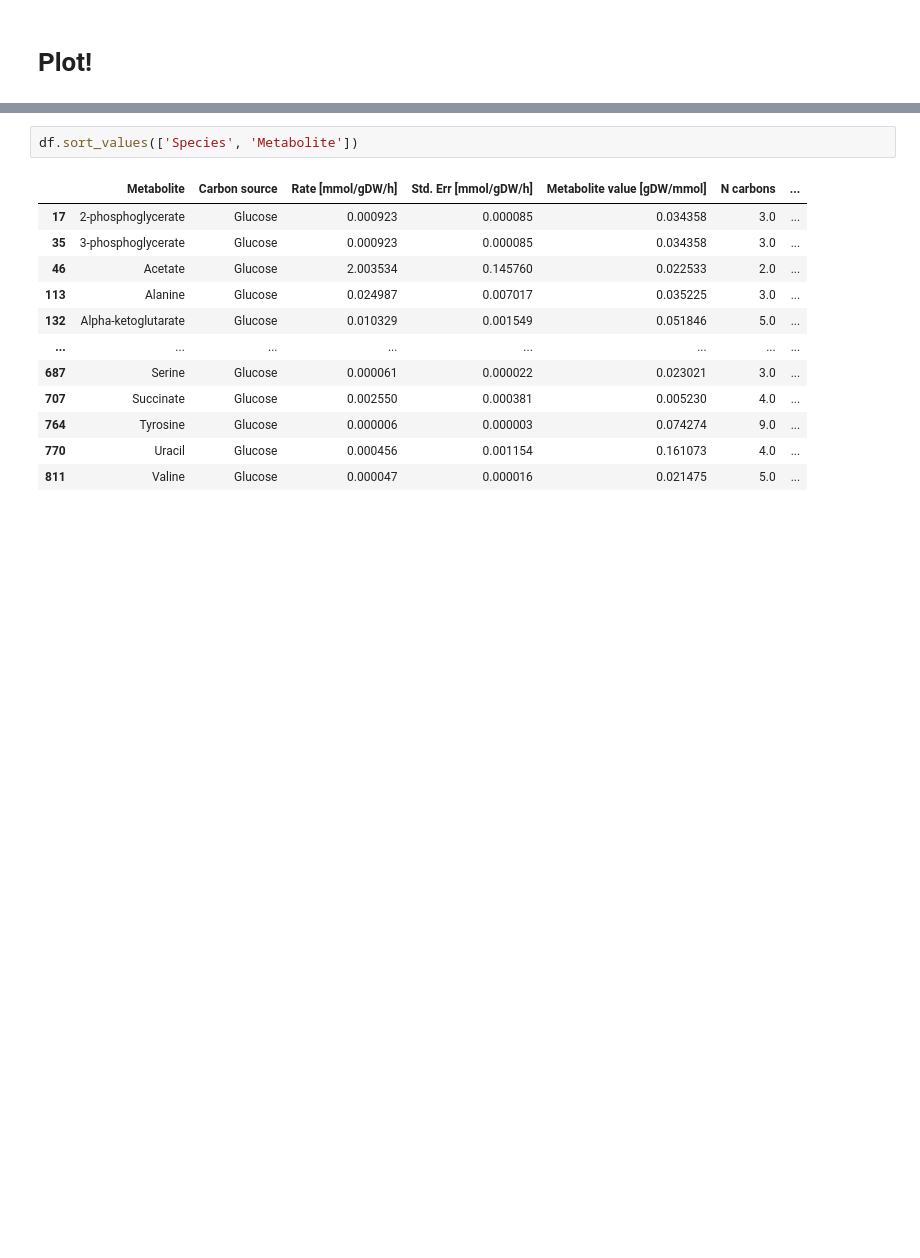
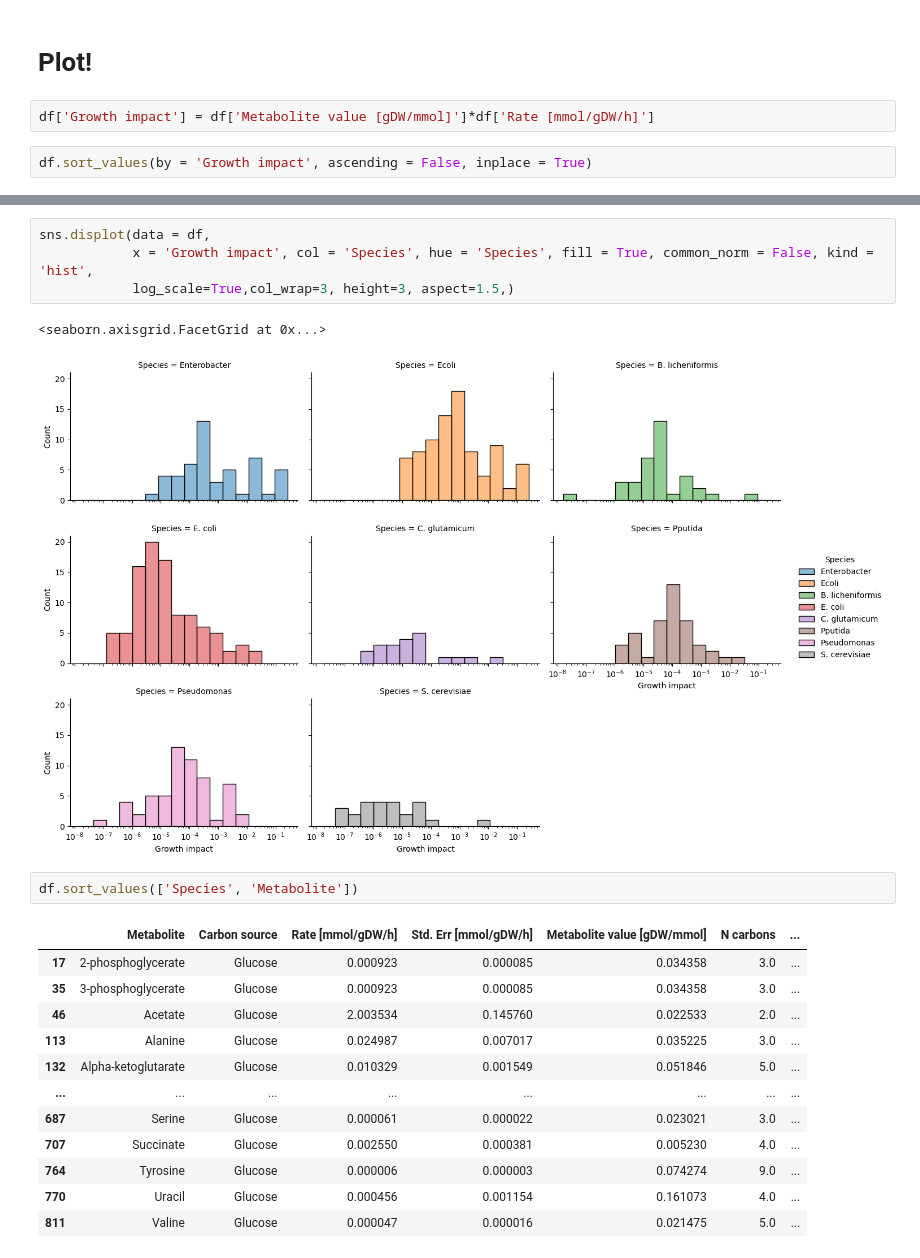
Before and after one commit to sulheim/metabolite-release, a Jupyter notebook: notebooks/1_release_rates/4_div/4A_join_batch_culture_rates.ipynb, the cells around one changed output, grey strips where cells are left out. Saved outputs shown, nothing was run; the diff lists cells and outputs as text; blank space fills up the shorter version.

```diff
--- a/notebooks/1_release_rates/4_div/4A_join_batch_culture_rates.ipynb
+++ b/notebooks/1_release_rates/4_div/4A_join_batch_culture_rates.ipynb
@@ -192,2 +224,6 @@ array(['Galactose', 'L-malate', 'L-alanine', 'Glucose'], dtype=object)
 # %% [markdown]
 # Plot!
+# %%
+df['Growth impact'] = df['Metabolite value [gDW/mmol]']*df['Rate [mmol/gDW/h]']
+# %%
+df.sort_values(by = 'Growth impact', ascending = False, inplace = True)
@@ -194,3 +280,10 @@ array(['Galactose', 'L-malate', 'L-alanine', 'Glucose'], dtype=object)
+# %%
+sns.displot(data = df,
+            x = 'Growth impact', col = 'Species', hue = 'Species', fill = True, common_norm = False, kind = 'hist',
+            log_scale=True,col_wrap=3, height=3, aspect=1.5,)
+# %% [output]
+<seaborn.axisgrid.FacetGrid at 0x...>
+[figure, added]
 # %%
 df.sort_values(['Species', 'Metabolite'])
 # %% [output]
```
Also changed, not shown: parts of 24 cells of this notebook, 11 other files.
